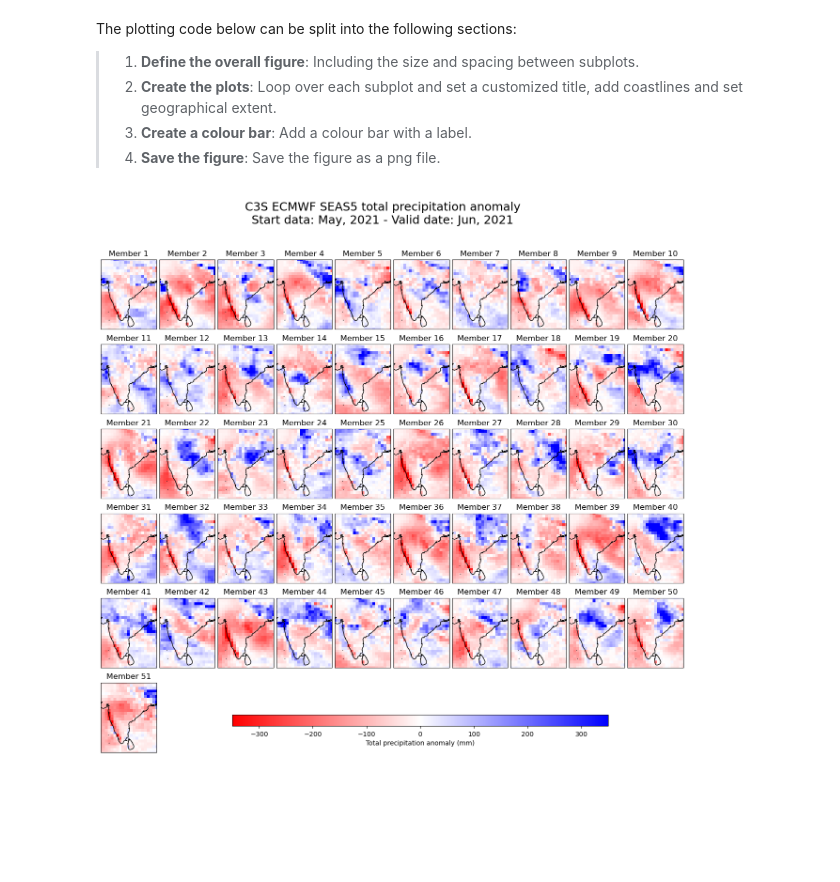
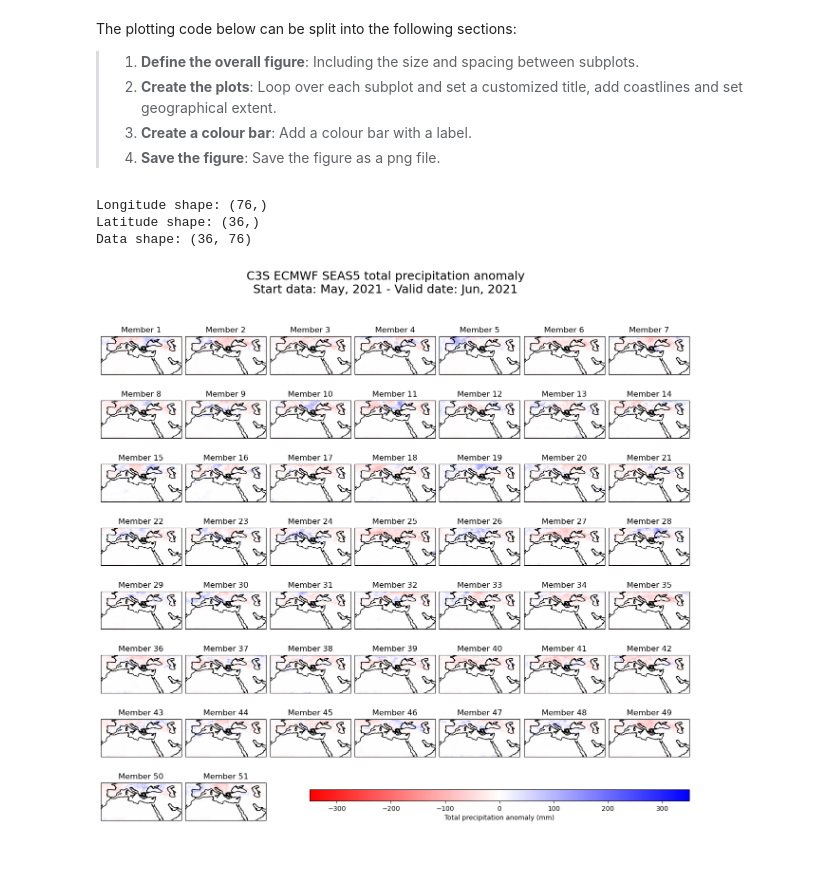
Before and after one commit to Mohamed-01-git/MODELIZATION, a Jupyter notebook: sf-anomalies.ipynb, the cells around one changed output. Cells and saved outputs as stored; diff of their text form; code cells hidden in the pictures; blank space fills up the shorter version.

```diff
--- a/sf-anomalies.ipynb
+++ b/sf-anomalies.ipynb
@@ -490,8 +490,9 @@ def ds_latlon_subset(ds,area,latname='latitude',lonname='longitude'):
 # %% [markdown]
 Now, we apply the function `ds_latlon_subset()` to the data array of the seasonal forecast anomalies.
 # %%
-sub = (30, 70, 5, 90) # North/West/South/East
-seas5_SAsia = ds_latlon_subset(seas5_anomalies_202105_tp, sub)
+# sub=(30, 70, 5, 90)
+sub=(50, -15, 15, 60) # MENA
+seas5_MENA = ds_latlon_subset(seas5_anomalies_202105_tp, sub)
 # %% [markdown]
 ### 4.1 Spatial map visualization
 # %% [markdown]
@@ -505,42 +506,50 @@ The plotting code below can be split into the following sections:
 > 2. **Create the plots**: Loop over each subplot and set a customized title, add coastlines and set geographical extent. <br>
 > 3. **Create a colour bar**: Add a colour bar with a label. <br>
 > 4. **Save the figure**: Save the figure as a png file. <br>
+# %%
+print("Longitude shape:", seas5_MENA.longitude.shape)
+print("Latitude shape:", seas5_MENA.latitude.shape)
+print("Data shape:", seas5_MENA[n, lead_time-1, :, :].shape)
+# %% [output]
+Longitude shape: (76,)
+Latitude shape: (36,)
+Data shape: (36, 76)
 # %%
 # Define figure and spacing between subplots
 fig = plt.figure(figsize=(16, 12))
 plt.subplots_adjust(hspace=0.15, wspace = 0.05)
 
-new_date_format = seas5_SAsia['valid_time'].dt.strftime('%b, %Y')
+new_date_format = seas5_MENA['valid_time'].dt.strftime('%b, %Y')
 
 # Define overall title
 plt.suptitle('C3S ECMWF SEAS5 total precipitation anomaly'
              + os.linesep +
              f'Start data: {str(new_date_format[0].data)}'
              + f' - Valid date: {str(new_date_format[lead_time-1].data)}'
              , fontsize=18)
 
 # Define each subplot looping through the ensemble members
 for n in np.arange(51):
     # Add a new subplot iteratively
-    ax = plt.subplot(6, 10, n + 1, projection=ccrs.PlateCarree())
+    ax = plt.subplot(8, 7, n + 1, projection=ccrs.PlateCarree())
     # Plot data
-    im = ax.pcolormesh(seas5_SAsia.longitude.values, seas5_SAsia.latitude.values,
-                       seas5_SAsia[n,lead_time-1,:,:], cmap='bwr_r', vmin=-350, vmax=350)
+    im = ax.pcolormesh(seas5_MENA.longitude.values, seas5_MENA.latitude.values,
+                       seas5_MENA[n,lead_time-1,:,:], cmap='bwr_r', vmin=-350, vmax=350)
     ax.set_title(f'Member {n+1}') # Set subplot title
     ax.coastlines(color='black') # Add coastlines
     # Set the extent (x0, x1, y0, y1) of the map in the given coordinate system.
     ax.set_extent([sub[1],sub[3],sub[2],sub[0]], crs=ccrs.PlateCarree())
 
 # Create a colour bar at the bottom of the fugure
 fig.subplots_adjust(bottom=0.0)
 # Add axis to make space for colour bar (left, bottom, width, height)
-cbar_ax = fig.add_axes([0.3, 0.05, 0.5, 0.02])
+cbar_ax = fig.add_axes([0.4, 0.05, 0.5, 0.02])
 fig.colorbar(im, cax=cbar_ax, orientation='horizontal', label='Total precipitation anomaly (mm)')
 
 # Save the figure
 fig.savefig('{}/TotalPrecAnomalyForecastSAsia.png'.format(DATADIR) )
 # %% [output]
-[figure, old version]
+[figure, new version]
 # %% [markdown]
 <br>
 # %% [markdown]
```
Also changed, not shown: parts of 10 cells of this notebook.
